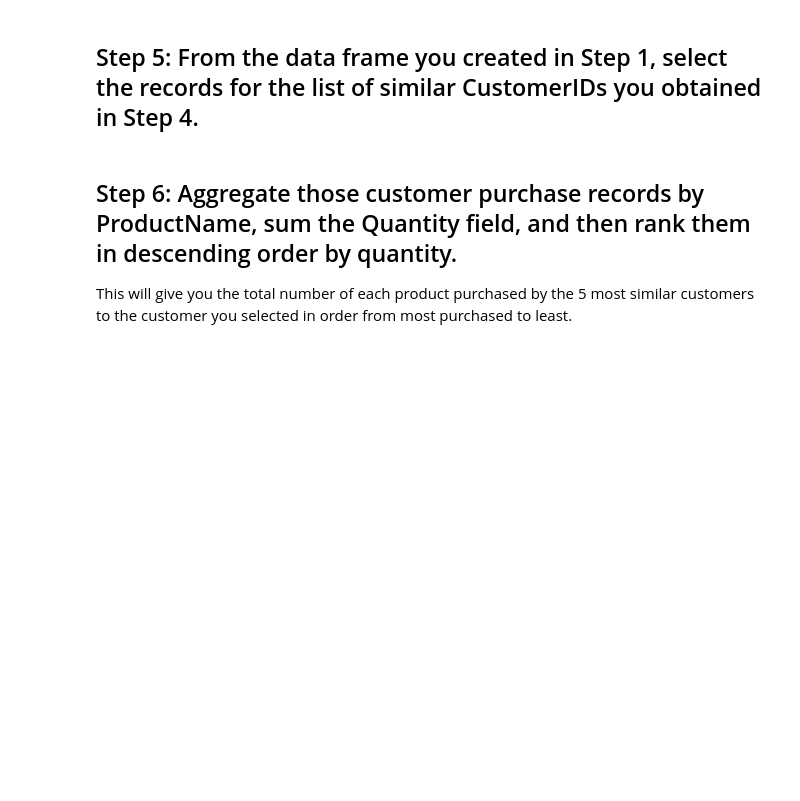
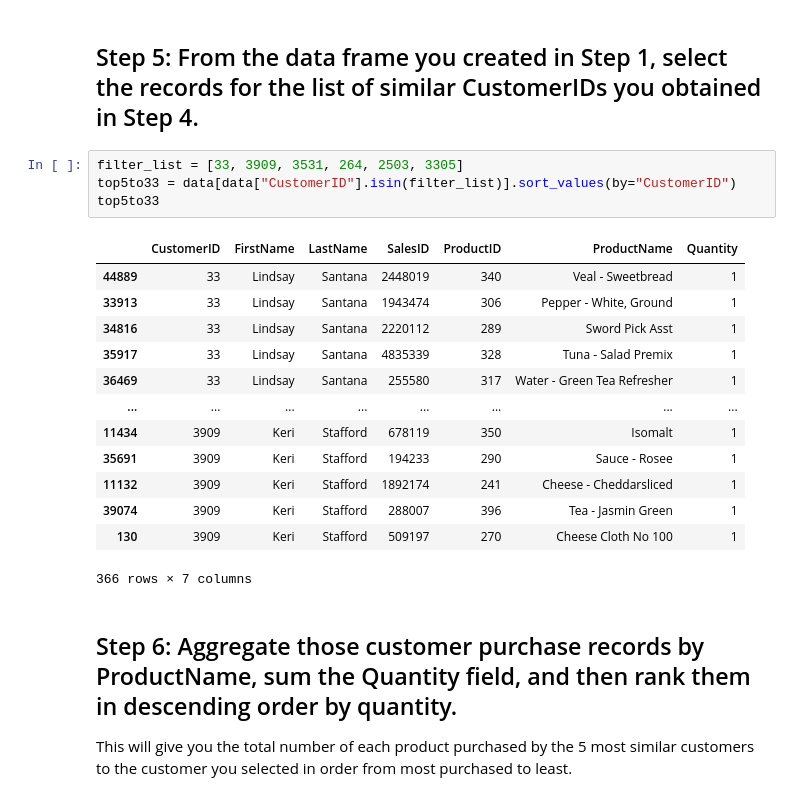
Before and after one commit to nicolas2192/dataptmad1019, a Jupyter notebook: module-2/lab-intro-recommender-systems/your-code/main.ipynb, the cells around one changed output. Drawn from its saved outputs; the diff is of its cells as text; blank space fills up the shorter version.

```diff
--- a/module-2/lab-intro-recommender-systems/your-code/main.ipynb
+++ b/module-2/lab-intro-recommender-systems/your-code/main.ipynb
@@ -116,5 +146,23 @@ array([[ 0.        ,  5.19615242, 10.39230485],
 # %% [markdown]
 ## Step 5: From the data frame you created in Step 1, select the records for the list of similar CustomerIDs you obtained in Step 4.
+# %%
+filter_list = [33, 3909, 3531, 264, 2503, 3305]
+top5to33 = data[data["CustomerID"].isin(filter_list)].sort_values(by="CustomerID")
+top5to33
+# %% [output]
+|  | CustomerID | FirstName | LastName | SalesID | ProductID | ProductName | Quantity |
+| 44889 | 33 | Lindsay | Santana | 2448019 | 340 | Veal - Sweetbread | 1 |
+| 33913 | 33 | Lindsay | Santana | 1943474 | 306 | Pepper - White, Ground | 1 |
+| 34816 | 33 | Lindsay | Santana | 2220112 | 289 | Sword Pick Asst | 1 |
+| 35917 | 33 | Lindsay | Santana | 4835339 | 328 | Tuna - Salad Premix | 1 |
+| 36469 | 33 | Lindsay | Santana | 255580 | 317 | Water - Green Tea Refresher | 1 |
+| ... | ... | ... | ... | ... | ... | ... | ... |
+| 11434 | 3909 | Keri | Stafford | 678119 | 350 | Isomalt | 1 |
+| 35691 | 3909 | Keri | Stafford | 194233 | 290 | Sauce - Rosee | 1 |
+| 11132 | 3909 | Keri | Stafford | 1892174 | 241 | Cheese - Cheddarsliced | 1 |
+| 39074 | 3909 | Keri | Stafford | 288007 | 396 | Tea - Jasmin Green | 1 |
+| 130 | 3909 | Keri | Stafford | 509197 | 270 | Cheese Cloth No 100 | 1 |
+366 rows × 7 columns
 # %% [markdown]
 ## Step 6: Aggregate those customer purchase records by ProductName, sum the Quantity field, and then rank them in descending order by quantity.
 
```
Also changed, not shown: parts of 6 cells of this notebook.
